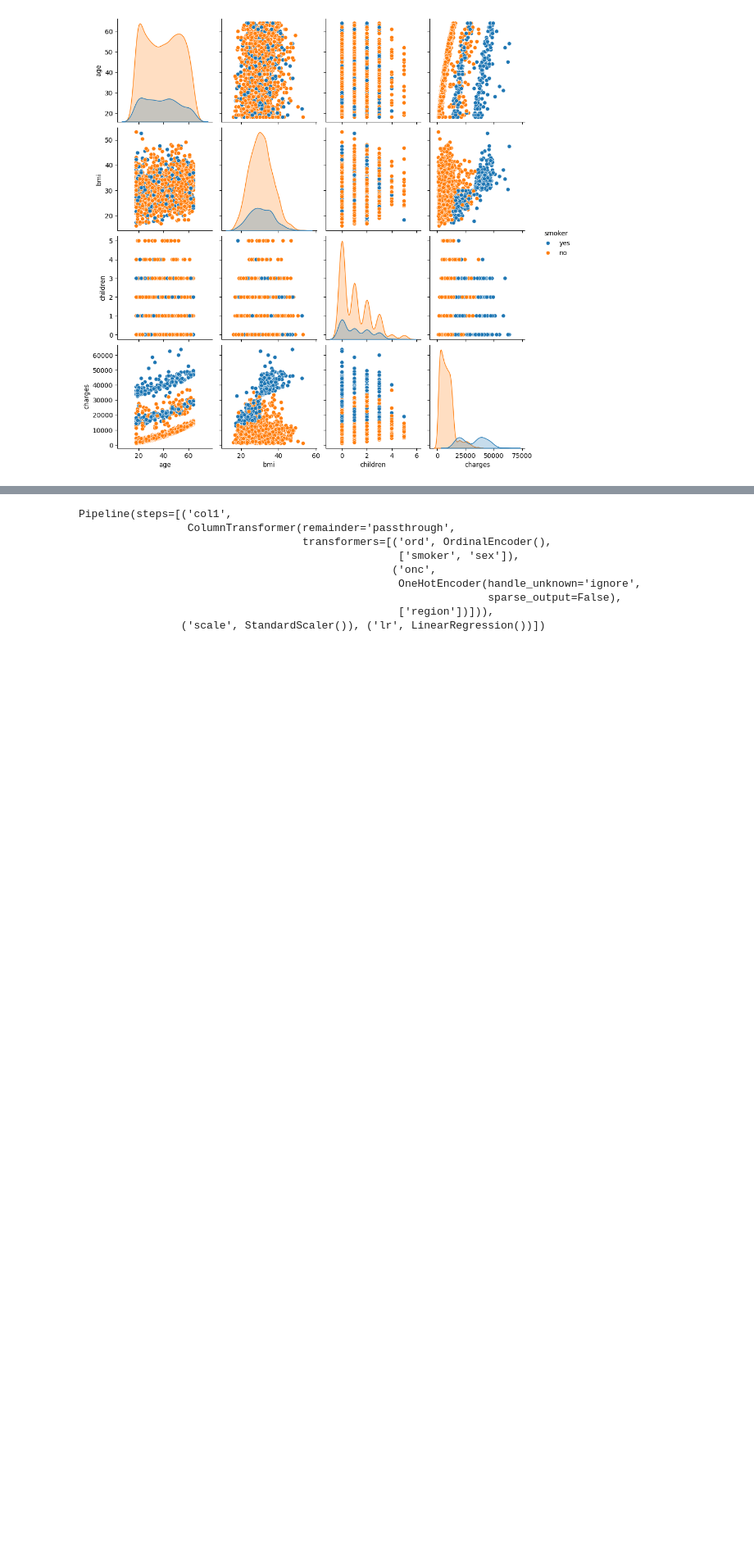
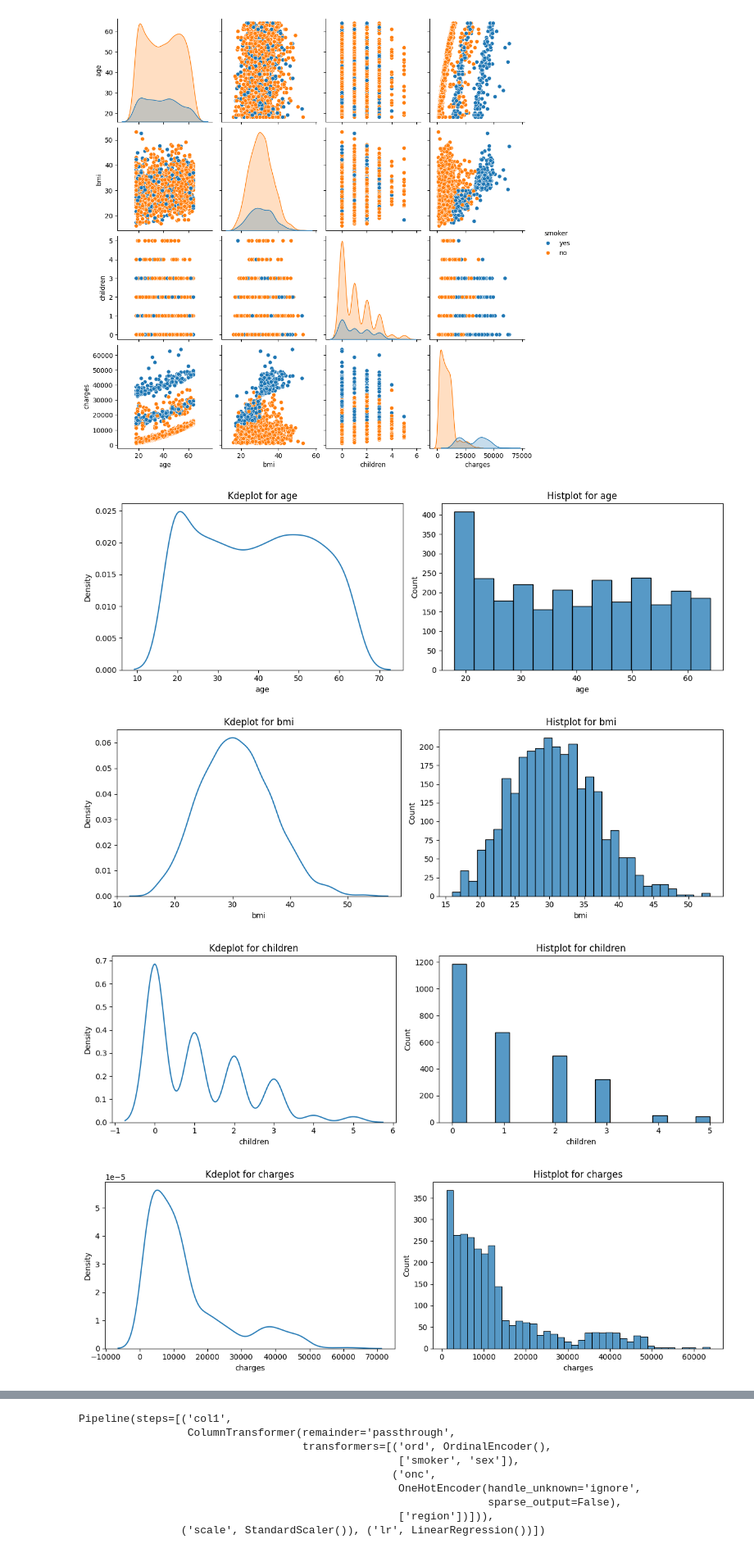
Before and after one commit to AyushDevadiga1/Machine-Learning, a Jupyter notebook: LinearRegressionOnMedicalInsurance.ipynb, the cells around one changed output, grey strips where cells are left out. Shown at 82% size. Cells and saved outputs as stored; diff of their text form; code cells hidden in the pictures; blank space fills up the shorter version.

Commit message:
Numeric and Categorical Analysis of the columns

```diff
--- a/LinearRegressionOnMedicalInsurance.ipynb
+++ b/LinearRegressionOnMedicalInsurance.ipynb
@@ -81,0 +86,21 @@ plt.show()
+# %%
+for x in df.select_dtypes('number').columns:
+
+    plt.figure(figsize=(12,4))
+
+    plt.subplot(121)
+    sns.kdeplot(data=df[x])
+    plt.title(f'Kdeplot for {x}')
+
+
+    plt.subplot(122)
+    sns.histplot(data=df[x])
+    plt.title(f'Histplot for {x}')
+
+    plt.tight_layout()
+    plt.show()
+# %% [output]
+[figure, added]
+[figure, added]
+[figure, added]
+[figure, added]
```
Also changed, not shown: parts of 7 cells of this notebook.
